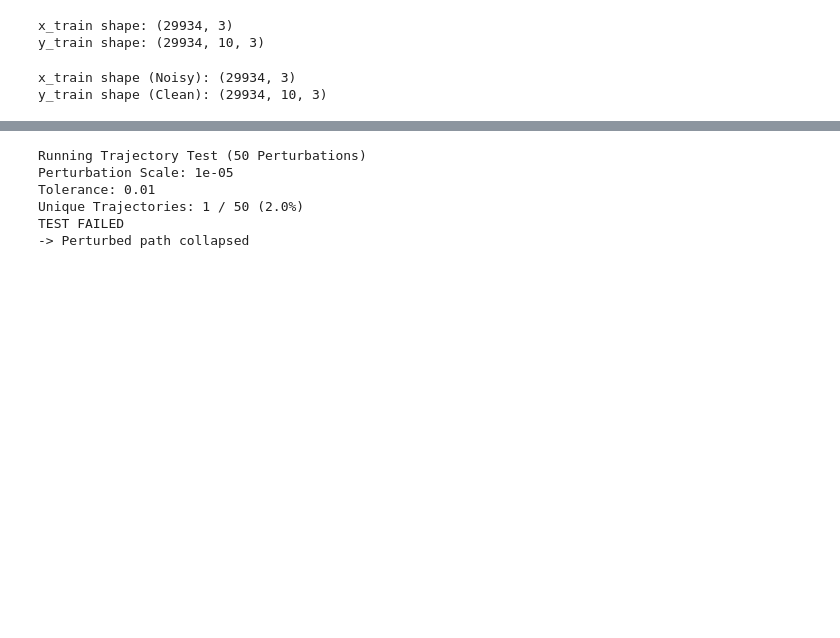
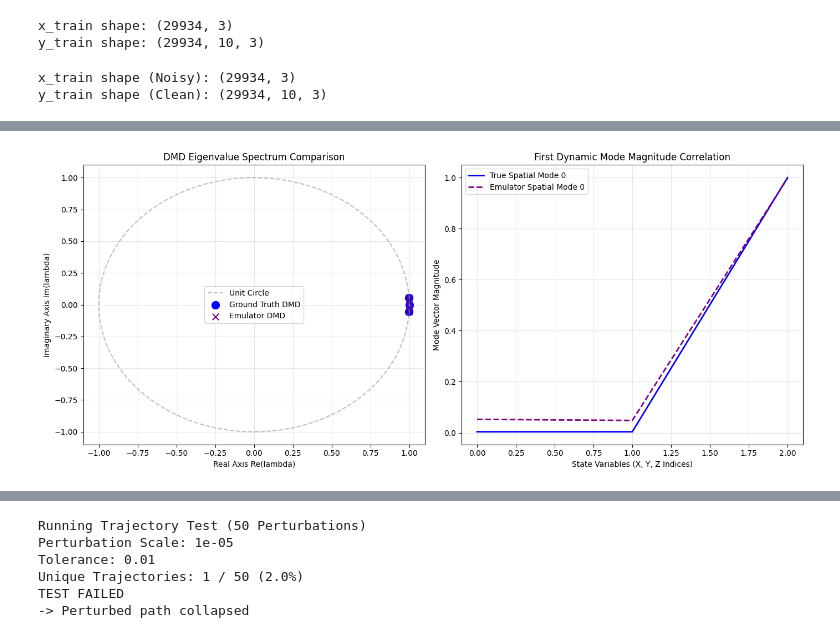
Before and after one commit to Mxgisha/chaotic-dynamical-systems-Research-tufts, a Jupyter notebook: Lorenze_63.ipynb, the cells around one changed output, grey strips where cells are left out. Saved outputs shown, nothing was run; the diff lists cells and outputs as text; code cells hidden in the pictures; blank space fills up the shorter version.

```diff
--- a/Lorenze_63.ipynb
+++ b/Lorenze_63.ipynb
@@ -428,11 +730,13 @@ plt.show()
 test_steps = 20000
 test_ic = x_train[0]
 
+## uses value from the other cell.
+
 # A. True System Trajectory
-_, gt_snapshots = jax.lax.scan(gt_stepper, test_ic, None, length=test_steps)
+#_, gt_snapshots = jax.lax.scan(gt_stepper, test_ic, None, length=test_steps)
 
 # B. Continuous Derivative Emulator Trajectory
-_, emu_snapshots = jax.lax.scan(emu_stepper, test_ic, None, length=test_steps)
+#_, emu_snapshots = jax.lax.scan(emu_stepper, test_ic, None, length=test_steps)
 
 
 # --- 2. DMD Decomposition Routine (Executed on both datasets) ---
@@ -455,37 +759,39 @@ def compute_dmd_spectrum(snapshots):
     # Reconstruct the full spatial DMD Modes: Phi = X_prime @ V @ Sigma^-1 @ eigenvectors_tilde
     dmd_modes = X_prime @ V_mat @ inv_sigma @ eigenvectors_tilde
     return dmd_eigenvalues, dmd_modes
 
 # Run the DMD algorithm on both state spaces
-gt_eigenvals, gt_modes = compute_dmd_spectrum(gt_snapshots)
-emu_eigenvals, emu_modes = compute_dmd_spectrum(emu_snapshots)
+gt_eigenvals, gt_modes = compute_dmd_spectrum(gt_long_trajectory)
+emu_eigenvals, emu_modes = compute_dmd_spectrum(emu_long_trajectory)
 
 
 # --- 3. Spectral Frequency and Stability Plotting ---
 fig, (ax1, ax2) = plt.subplots(1, 2, figsize=(14, 6))
 
 # Plot the Unit Circle Boundary (All stable systems map eigenvalues within/on this ring)
 theta = jnp.linspace(0, 2*jnp.pi, 200)
 ax1.plot(jnp.cos(theta), jnp.sin(theta), color='gray', linestyle='--', alpha=0.5, label='Unit Circle')
 ax1.scatter(jnp.real(gt_eigenvals), jnp.imag(gt_eigenvals), color='blue', s=100, label='Ground Truth DMD', marker='o')
 ax1.scatter(jnp.real(emu_eigenvals), jnp.imag(emu_eigenvals), color='purple', s=70, label='Emulator DMD', marker='x')
 ax1.set_title("DMD Eigenvalue Spectrum Comparison")
-ax1.set_xlabel("Real Axis Re($\lambda$)")
-ax1.set_ylabel("Imaginary Axis Im($\lambda$)")
+ax1.set_xlabel("Real Axis Re(lambda)")
+ax1.set_ylabel("Imaginary Axis Im(lambda)")
 ax1.grid(True, alpha=0.3)
 ax1.legend()
 
 # Plot the dominant Spatial Mode structures (e.g. Mode 0 Magnitude)
 ax2.plot(jnp.abs(gt_modes[:, 0]), color='blue', lw=2, label='True Spatial Mode 0')
 ax2.plot(jnp.abs(emu_modes[:, 0]), color='purple', lw=2, linestyle='--', label='Emulator Spatial Mode 0')
 ax2.set_title("First Dynamic Mode Magnitude Correlation")
 ax2.set_xlabel("State Variables (X, Y, Z Indices)")
 ax2.set_ylabel("Mode Vector Magnitude")
 ax2.grid(True, alpha=0.3)
 ax2.legend()
 
 plt.tight_layout()
 plt.show()
+# %% [output]
+[figure, added]
 # %%
 import os
 from google.colab import userdata
```
Also changed, not shown: parts of 34 cells of this notebook.
